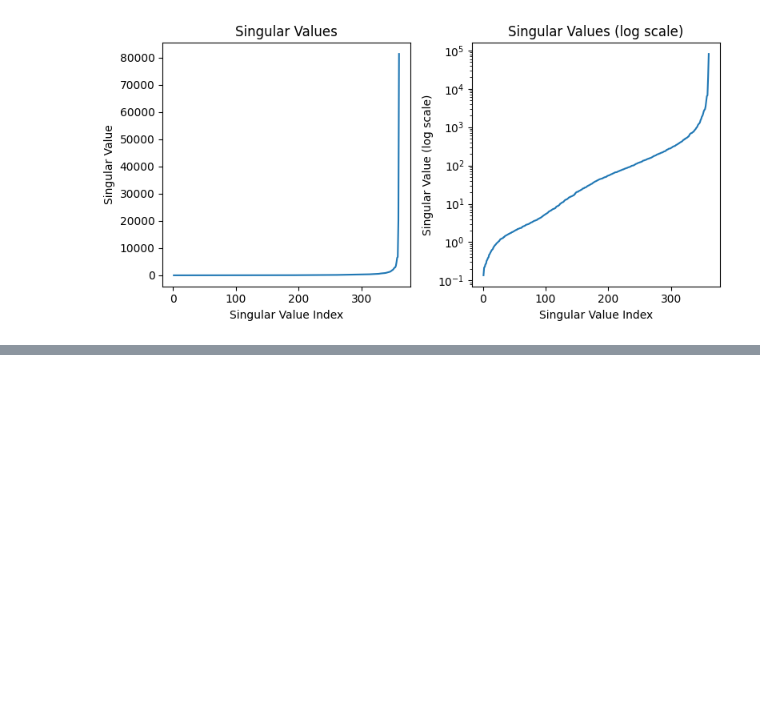
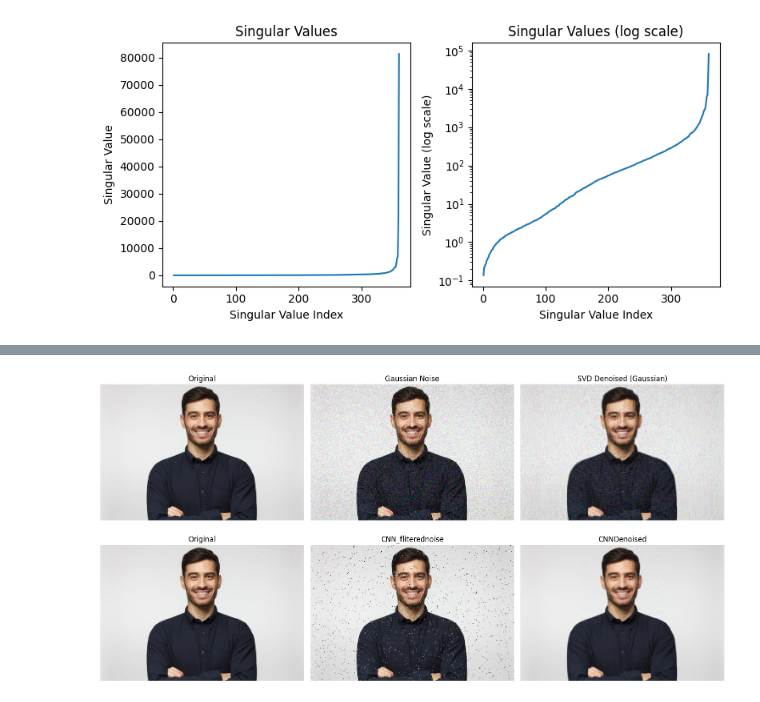
Before and after one commit to bikramjyot21139/bikramseminarMA60R24, a Jupyter notebook: bikram60r24projectimageprocessingpart1SVD.ipynb, the cells around one changed output, grey strips where cells are left out. Drawn from its saved outputs; the diff is of its cells as text; code cells hidden in the pictures; blank space fills up the shorter version.

```diff
--- a/bikram60r24projectimageprocessingpart1SVD.ipynb
+++ b/bikram60r24projectimageprocessingpart1SVD.ipynb
@@ -374,0 +550,89 @@ plt.show()
+# %%
+import numpy as np
+import matplotlib.pyplot as plt
+from numpy.linalg import svd
+from scipy.ndimage import median_filter
+import cv2
+
+# ---------- Gaussian Noise Denoising ----------
+def svd_denoise_gaussian(image, k):
+    img = image.astype(float)
+    denoised = np.zeros_like(img)
+
+    if img.ndim == 2:  # grayscale
+        U, s, Vt = svd(img, full_matrices=False)
+        S = np.diag(s[:k])
+        denoised = U[:, :k] @ S @ Vt[:k, :]
+    else:  # color
+        for c in range(img.shape[2]):
+            U, s, Vt = svd(img[:, :, c], full_matrices=False)
+            S = np.diag(s[:k])
+            denoised[:, :, c] = U[:, :k] @ S @ Vt[:k, :]
+
+    return np.clip(denoised, 0, 255).astype(np.uint8)
+
+
+# ---------- Salt & Pepper Noise Denoising ----------
+def svd_denoise_sp(image, k, median_size=3):
+    if image.ndim == 3:  # color
+        med = np.zeros_like(image)
+        for c in range(image.shape[2]):
+            med[:, :, c] = median_filter(image[:, :, c], size=median_size)
+    else:  # grayscale
+        med = median_filter(image, size=median_size)
+
+    med = med.astype(float)
+    denoised = np.zeros_like(med)
+
+    if med.ndim == 2:
+        U, s, Vt = svd(med, full_matrices=False)
+        S = np.diag(s[:k])
+        denoised = U[:, :k] @ S @ Vt[:k, :]
+    else:
+        for c in range(med.shape[2]):
+            U, s, Vt = svd(med[:, :, c], full_matrices=False)
+            S = np.diag(s[:k])
+            denoised[:, :, c] = U[:, :k] @ S @ Vt[:k, :]
+
+    return np.clip(denoised, 0, 255).astype(np.uint8)
+
+
+# ---------- Example Usage ----------
+def add_gaussian_noise(image, mean=0, sigma=25):
+    gauss = np.random.normal(mean, sigma, image.shape).astype(np.float32)
+    noisy = image.astype(np.float32) + gauss
+    return np.clip(noisy, 0, 255).astype(np.uint8)
+
+def add_sp_noise(image, prob=0.02):
+    noisy = image.copy()
+    rnd = np.random.rand(*image.shape[:2])
+    noisy[rnd < prob/2] = 0
+    noisy[rnd > 1 - prob/2] = 255
+    return noisy
+
+# Load image (change path to your image)
+img = cv2.imread("/kaggle/input/inputtrials/datasetrial1.png")  # <-- replace with your image path
+img = cv2.cvtColor(img, cv2.COLOR_BGR2RGB)  # Convert to RGB
+
+# Add noise
+noisy_gauss = add_gaussian_noise(img)
+noisy_sp = add_sp_noise(img)
+
+# Apply denoising
+denoised_gauss = svd_denoise_gaussian(noisy_gauss, k=50)
+denoised_sp = svd_denoise_sp(noisy_sp, k=50, median_size=3)
+
+# Plot results
+fig, axes = plt.subplots(2, 3, figsize=(15, 8))
+axes[0, 0].imshow(img); axes[0, 0].set_title("Original"); axes[0, 0].axis("off")
+axes[0, 1].imshow(noisy_gauss); axes[0, 1].set_title("Gaussian Noise"); axes[0, 1].axis("off")
+axes[0, 2].imshow(denoised_gauss); axes[0, 2].set_title("SVD Denoised (Gaussian)"); axes[0, 2].axis("off")
+
+axes[1, 0].imshow(img); axes[1, 0].set_title("Original"); axes[1, 0].axis("off")
+axes[1, 1].imshow(noisy_sp); axes[1, 1].set_title("CNN_fliterednoise"); axes[1, 1].axis("off")
+axes[1, 2].imshow(denoised_sp); axes[1, 2].set_title("CNNDenoised"); axes[1, 2].axis("off")
+
+plt.tight_layout()
+plt.show()
+# %% [output]
+[figure, added]
```
Also changed, not shown: parts of 8 cells of this notebook.
